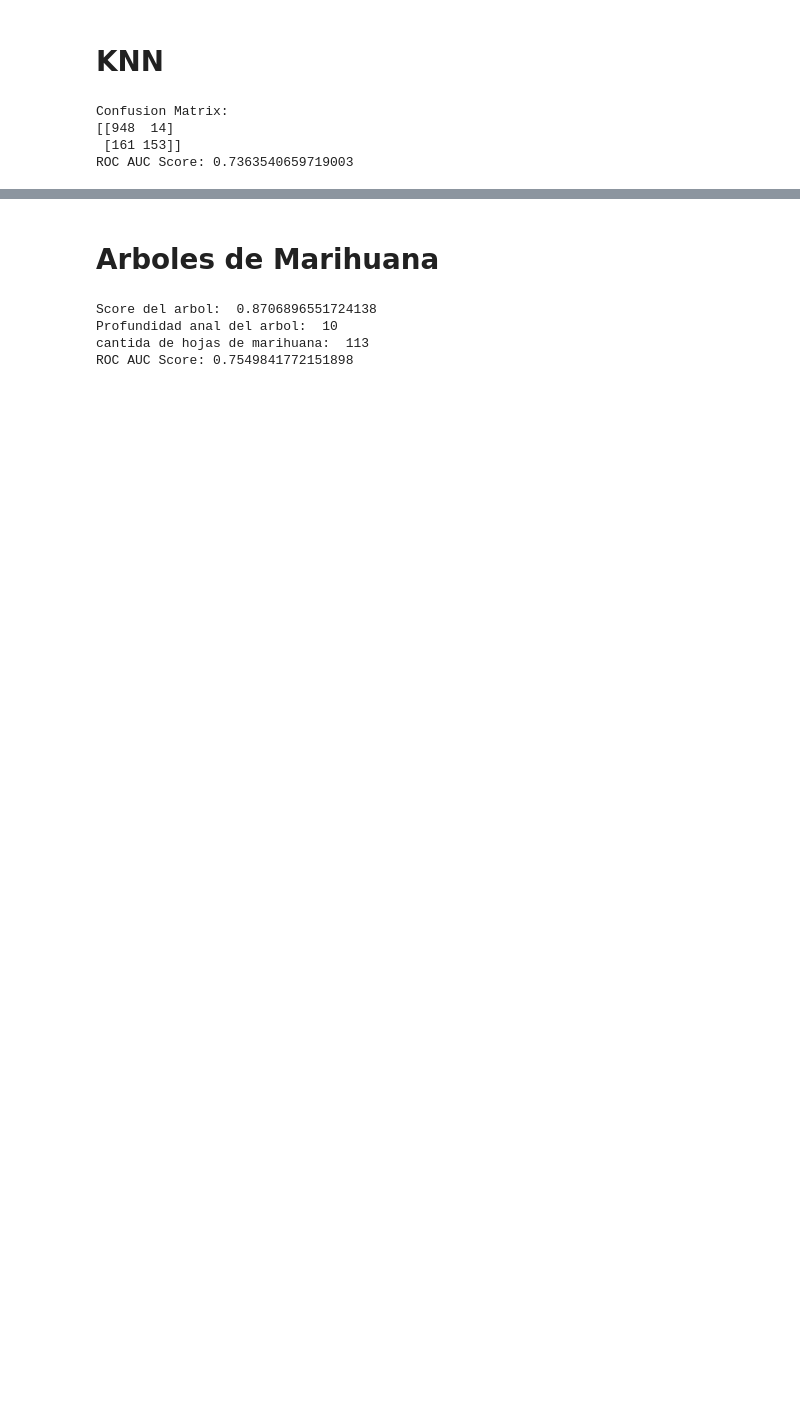
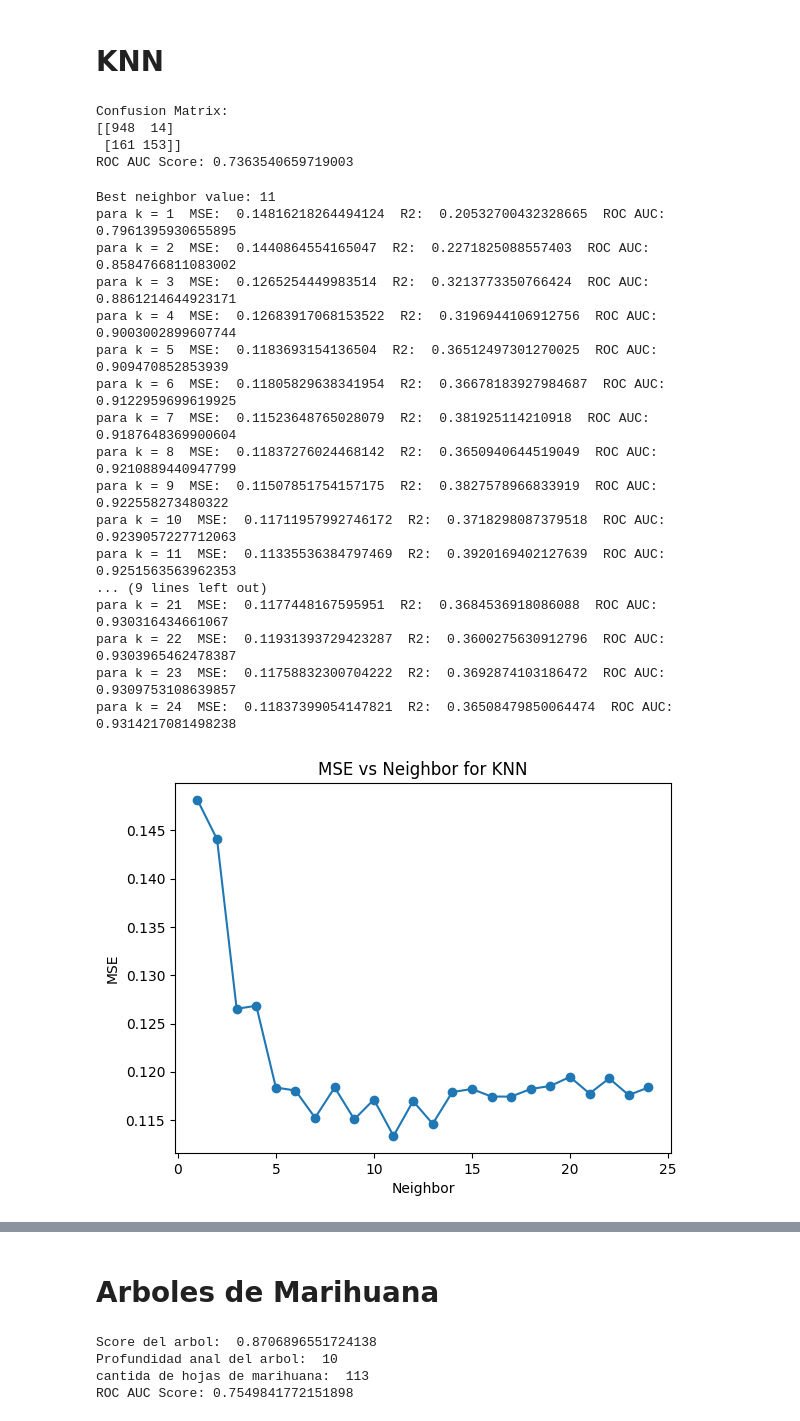
Before and after one commit to MatiasdeBuren/Final-Modelos-y-Simulacion, a Jupyter notebook: modelosFinal.ipynb, the cells around one changed output, grey strips where cells are left out. Drawn from its saved outputs; the diff is of its cells as text; code cells hidden in the pictures; blank space fills up the shorter version.

```diff
--- a/modelosFinal.ipynb
+++ b/modelosFinal.ipynb
@@ -515,34 +508,61 @@ Confusion Matrix:
  [161 153]]
 ROC AUC Score: 0.7363540659719003
 # %%
-# def findBestNeighnorValue(X, y, neighbor_values):
-#     mse = []
-#     r2_scores = []
-#     for neighbor in neighbor_values:
-#         model = KNeighborsClassifier(n_neighbors=neighbor)
-#         mse_value = np.mean(-cross_val_score(model, X, y, scoring='neg_mean_squared_error', cv=10))
-#         r2_score_value = np.mean(cross_val_score(model, X, y, scoring='r2', cv=10))
-#         r2_scores.append(r2_score_value)
-#         mse.append(mse_value)
+def findBestNeighnorValue(X, y, neighbor_values):
+    mse = []
+    r2_scores = []
+    roc_auc_scores = []
+    for neighbor in neighbor_values:
+        model = KNeighborsClassifier(n_neighbors=neighbor)
+        mse_value = np.mean(-cross_val_score(model, X, y, scoring='neg_mean_squared_error', cv=10))
+        roc_auc_scores.append(np.mean(cross_val_score(model, X, y, scoring='roc_auc', cv=10)))
+        r2_score_value = np.mean(cross_val_score(model, X, y, scoring='r2', cv=10))
+        r2_scores.append(r2_score_value)
+        mse.append(mse_value)
 
-#     best_neighbor = neighbor_values[np.argmin(mse)]
+    best_neighbor = neighbor_values[np.argmin(mse)]
 
-#     return best_neighbor, mse, r2_scores
+    return best_neighbor, mse, r2_scores,roc_auc_scores
 
-# arreglo = np.arange(1, 25, 1)  # Define a valid range for neighbor values
-# best_neighbor, mse, r2 = findBestNeighnorValue(X, y_boolean, arreglo)
-# print(f'Best neighbor value: {best_neighbor}')
-# for i in range(len(mse)):
-#     print("para k =",i+1 ," MSE: ", mse[i], " R2: ", r2[i])
+arreglo = np.arange(1, 25, 1)  # Define a valid range for neighbor values
+best_neighbor, mse, r2, roc_auc_scores = findBestNeighnorValue(X, y_boolean, arreglo)
+print(f'Best neighbor value: {best_neighbor}')
+for i in range(len(mse)):
+    print("para k =",i+1 ," MSE: ", mse[i], " R2: ", r2[i], " ROC AUC: ", roc_auc_scores[i])
 
-# plt.plot(arreglo, mse, marker='o')
-# plt.xlabel('Neighbor')
-# plt.ylabel('MSE')
-# plt.title('MSE vs Neighbor for KNN')
-# plt.show()
+plt.plot(arreglo, mse, marker='o')
+plt.xlabel('Neighbor')
+plt.ylabel('MSE')
+plt.title('MSE vs Neighbor for KNN')
+plt.show()
 
-# plt.plot(arreglo, r2, marker='o')
-# plt.xlabel('Neighbor')
-# plt.ylabel('R2 Score')
-# plt.title('R2 Score vs Neighbor for KNN')
-# plt.show()
+plt.plot(arreglo, r2, marker='o')
+plt.xlabel('Neighbor')
+plt.ylabel('R2 Score')
+plt.title('R2 Score vs Neighbor for KNN')
+plt.show()
+
+plt.plot(arreglo, roc_auc_scores, marker='o')
+plt.xlabel('Neighbor')
+plt.ylabel('ROC AUC Score')
+plt.title('ROC AUC Score vs Neighbor for KNN')
+plt.show()
+# %% [output]
+Best neighbor value: 11
+para k = 1  MSE:  0.14816218264494124  R2:  0.20532700432328665  ROC AUC:  0.7961395930655895
+para k = 2  MSE:  0.1440864554165047  R2:  0.2271825088557403  ROC AUC:  0.8584766811083002
+para k = 3  MSE:  0.1265254449983514  R2:  0.3213773350766424  ROC AUC:  0.8861214644923171
+para k = 4  MSE:  0.12683917068153522  R2:  0.3196944106912756  ROC AUC:  0.9003002899607744
+para k = 5  MSE:  0.1183693154136504  R2:  0.36512497301270025  ROC AUC:  0.909470852853939
+para k = 6  MSE:  0.11805829638341954  R2:  0.36678183927984687  ROC AUC:  0.9122959699619925
+para k = 7  MSE:  0.11523648765028079  R2:  0.381925114210918  ROC AUC:  0.9187648369900604
+para k = 8  MSE:  0.11837276024468142  R2:  0.3650940644519049  ROC AUC:  0.9210889440947799
+para k = 9  MSE:  0.11507851754157175  R2:  0.3827578966833919  ROC AUC:  0.922558273480322
+para k = 10  MSE:  0.11711957992746172  R2:  0.3718298087379518  ROC AUC:  0.9239057227712063
+para k = 11  MSE:  0.11335536384797469  R2:  0.3920169402127639  ROC AUC:  0.9251563563962353
+... (9 lines left out)
+para k = 21  MSE:  0.1177448167595951  R2:  0.3684536918086088  ROC AUC:  0.930316434661067
+para k = 22  MSE:  0.11931393729423287  R2:  0.3600275630912796  ROC AUC:  0.9303965462478387
+para k = 23  MSE:  0.11758832300704222  R2:  0.3692874103186472  ROC AUC:  0.9309753108639857
+para k = 24  MSE:  0.11837399054147821  R2:  0.36508479850064474  ROC AUC:  0.9314217081498238
+[figure, added]
```
Also changed, not shown: parts of 7 cells of this notebook.
